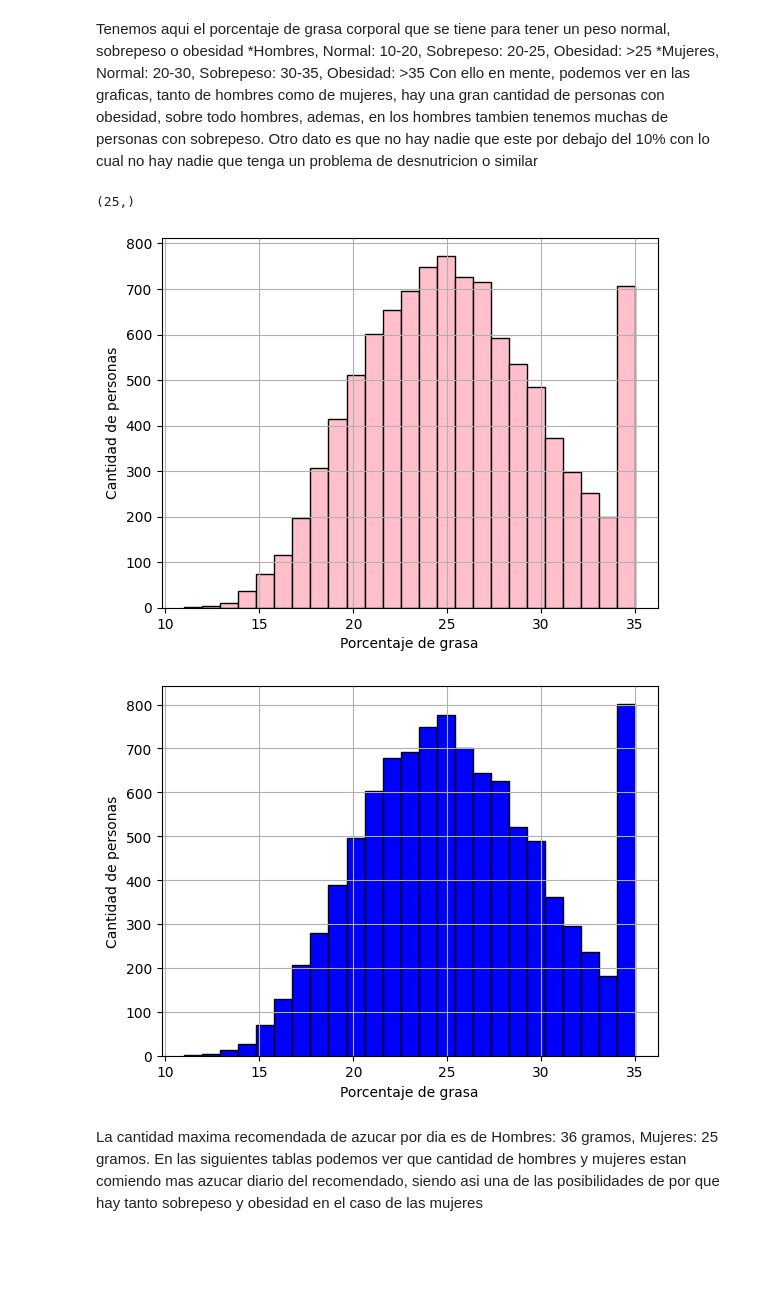
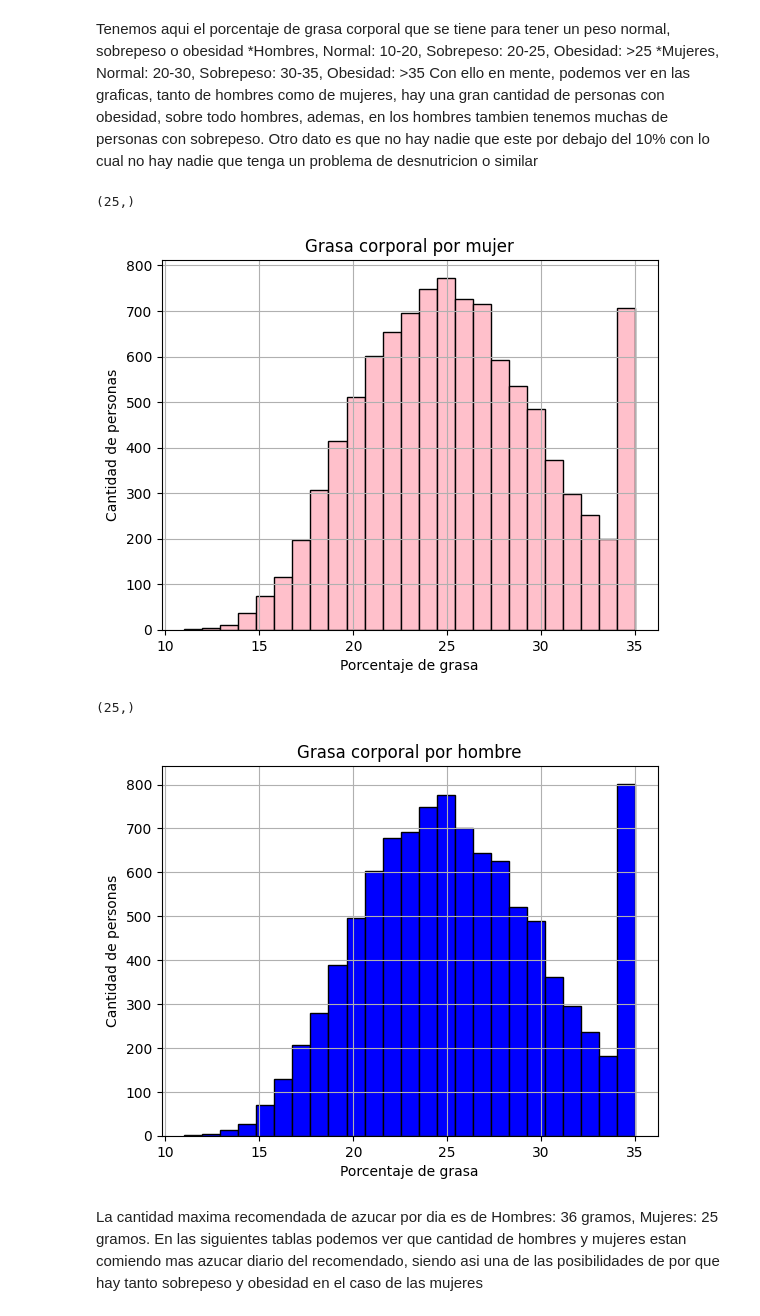
Before and after one commit to JMS1997J/EDA, a Jupyter notebook: notebooks/EDA.ipynb, the cells around one changed output. Drawn from its saved outputs; the diff is of its cells as text; code cells hidden in the pictures; blank space fills up the shorter version.

```diff
--- a/notebooks/EDA.ipynb
+++ b/notebooks/EDA.ipynb
@@ -61,3 +1,9 @@ df_fitness.head()
+# %%
+import pandas as pd
+import matplotlib.pyplot as plt
+df_fitness = pd.read_csv("../data/clean_smart_fitness_&_nutrition_analytics.csv")
+df_fitness_female = df_fitness[df_fitness["gender"] == "female"]
+df_fitness_male = df_fitness[df_fitness["gender"] == "male"]
 # %% [markdown]
 Vamos a observar que para este estudio tenemos datos de hombres y mujeres, en este caso casi la misma cantidad para cada uno de los generos
 # %%
@@ -143,33 +80,28 @@ Tenemos aqui el porcentaje de grasa corporal que se tiene para tener un peso nor
 *Mujeres, Normal: 20-30, Sobrepeso: 30-35, Obesidad: >35
 Con ello en mente, podemos ver en las graficas, tanto de hombres como de mujeres, hay una gran cantidad de personas con obesidad, sobre todo hombres, ademas, en los hombres tambien tenemos muchas de personas con sobrepeso. Otro dato es que no hay nadie que este por debajo del 10% con lo cual no hay nadie que tenga un problema de desnutricion o similar
 # %%
-df_fitness["fat_percentage"].sort_values()
-#con esto observo cuantos valores diferentes unicos tenemos, en este caso 25
-print(df_fitness["fat_percentage"].value_counts().shape)
-plt.grid()
-plt.hist(
-	df_fitness_female["fat_percentage"],
-	bins = 25,
-	edgecolor='black',
-	color = "pink",
-)
-plt.xlabel("Porcentaje de grasa")
-plt.ylabel("Cantidad de personas")
-plt.show()
-plt.grid()
-plt.hist(
-    df_fitness_male["fat_percentage"],
-	bins = 25,
-    edgecolor='black',
-	color = "blue",
-)
-plt.xlabel("Porcentaje de grasa")
-plt.ylabel("Cantidad de personas")
-plt.show()
+def fat_count(df, title, color="green"):
+	df["fat_percentage"].sort_values()
+	#con esto observo cuantos valores diferentes unicos tenemos, en este caso 25
+	print(df["fat_percentage"].value_counts().shape)
+	plt.grid()
+	plt.hist(
+		df["fat_percentage"],
+		bins = 25,
+		edgecolor='black',
+		color = color,
+	)
+	plt.title(title)
+	plt.xlabel("Porcentaje de grasa")
+	plt.ylabel("Cantidad de personas")
+	plt.show()
+fat_count(df_fitness_female, "Grasa corporal por mujer", "pink")
+fat_count(df_fitness_male, "Grasa corporal por hombre", "blue")
 # %% [output]
 (25,)
-[figure, old version]
+[figure, new version]
+(25,)
-[figure, old version]
+[figure, new version]
 # %% [markdown]
 La cantidad maxima recomendada de azucar por dia es de Hombres: 36 gramos, Mujeres: 25 gramos. En las siguientes tablas podemos ver que cantidad de hombres y mujeres estan comiendo mas azucar diario del recomendado, siendo asi una de las posibilidades de por que hay tanto sobrepeso y obesidad en el caso de las mujeres
 # %%
```
Also changed, not shown: parts of 11 cells of this notebook, 3 other files.
